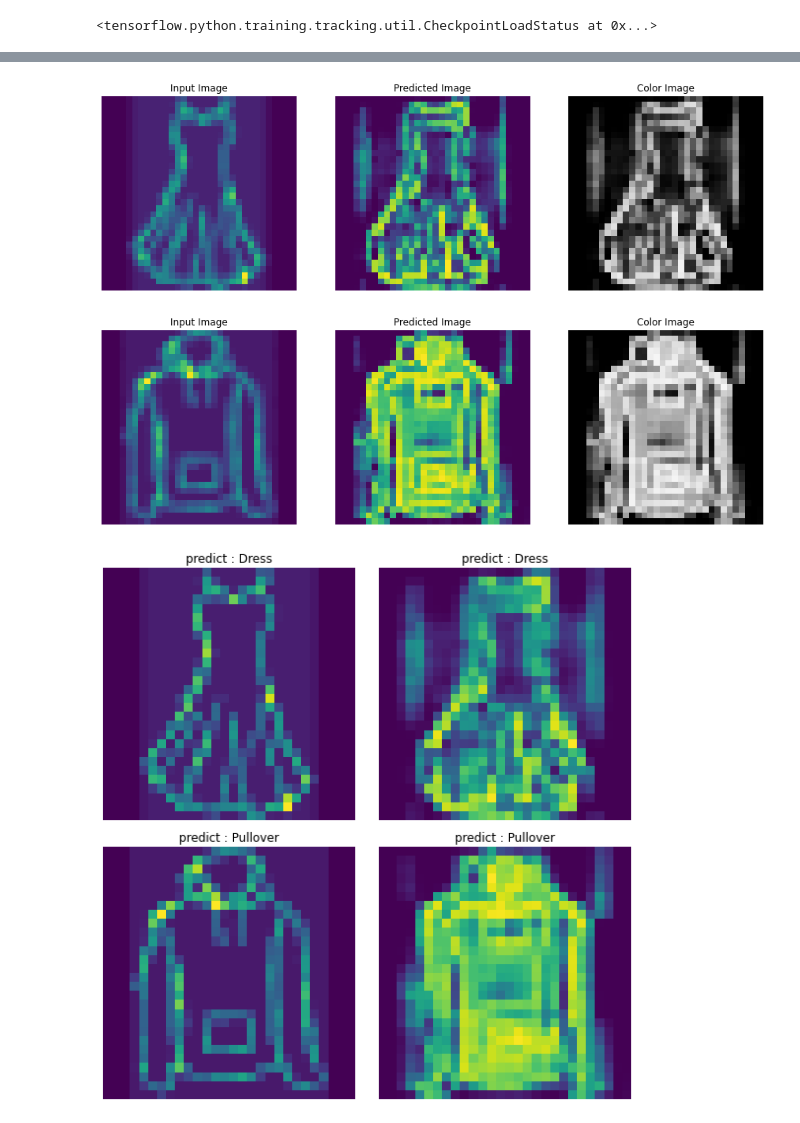
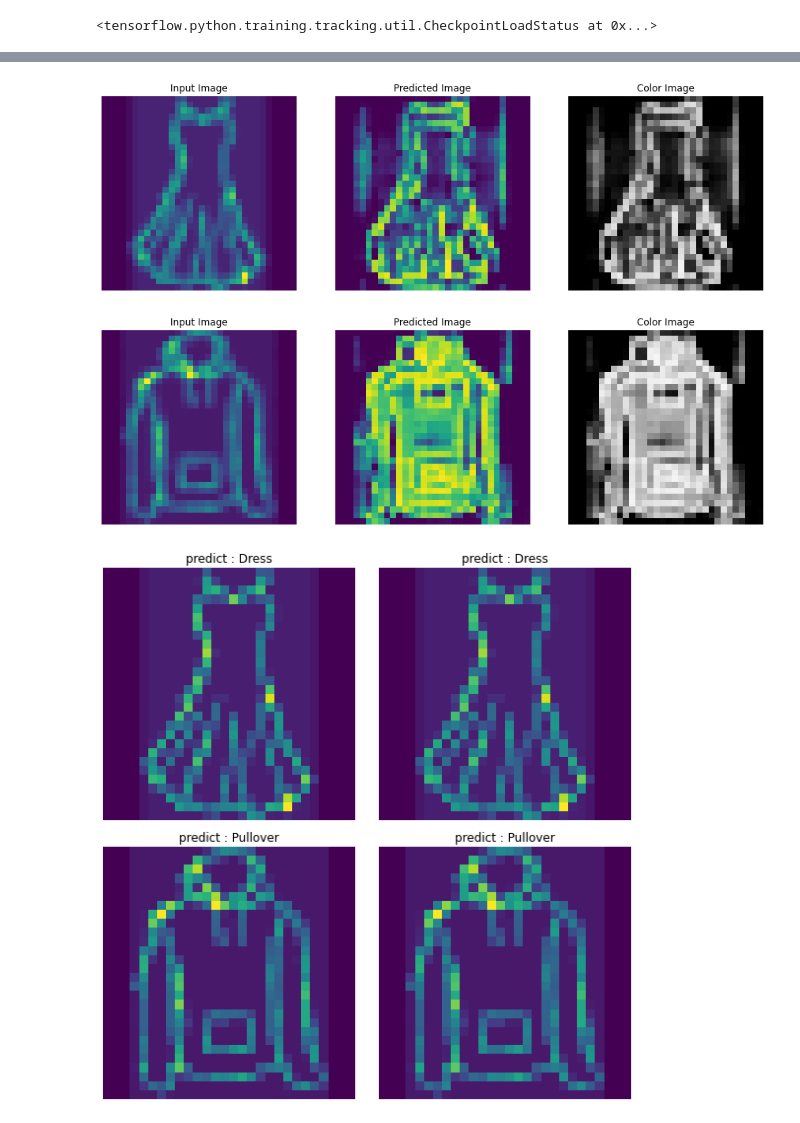
Before and after one commit to hongseong0314/clothes_search, a Jupyter notebook: cycle_gan_test.ipynb, the cells around one changed output, grey strips where cells are left out. Cells and saved outputs as stored; diff of their text form; code cells hidden in the pictures.

Commit message:
cycle_gan update (predict_cycle_gan)

```diff
--- a/cycle_gan_test.ipynb
+++ b/cycle_gan_test.ipynb
@@ -58,11 +58,11 @@ predict_img_cycle(imgs, test_model)
 # %%
 path = os.path.join(os.getcwd(), 'img/test2.png')
 imgs = Img_localize(path, 2, "absorption")
 
 for img in imgs:
     predict_img(generator_g, img)
-predict_img_cycle(imgs, test_model)
+predict_img_cycle(imgs, test_model, generator_g)
 # %% [output]
 [figure]
 [figure]
-[figure, old version]
+[figure, new version]
```
Also changed, not shown: parts of 4 cells of this notebook.
